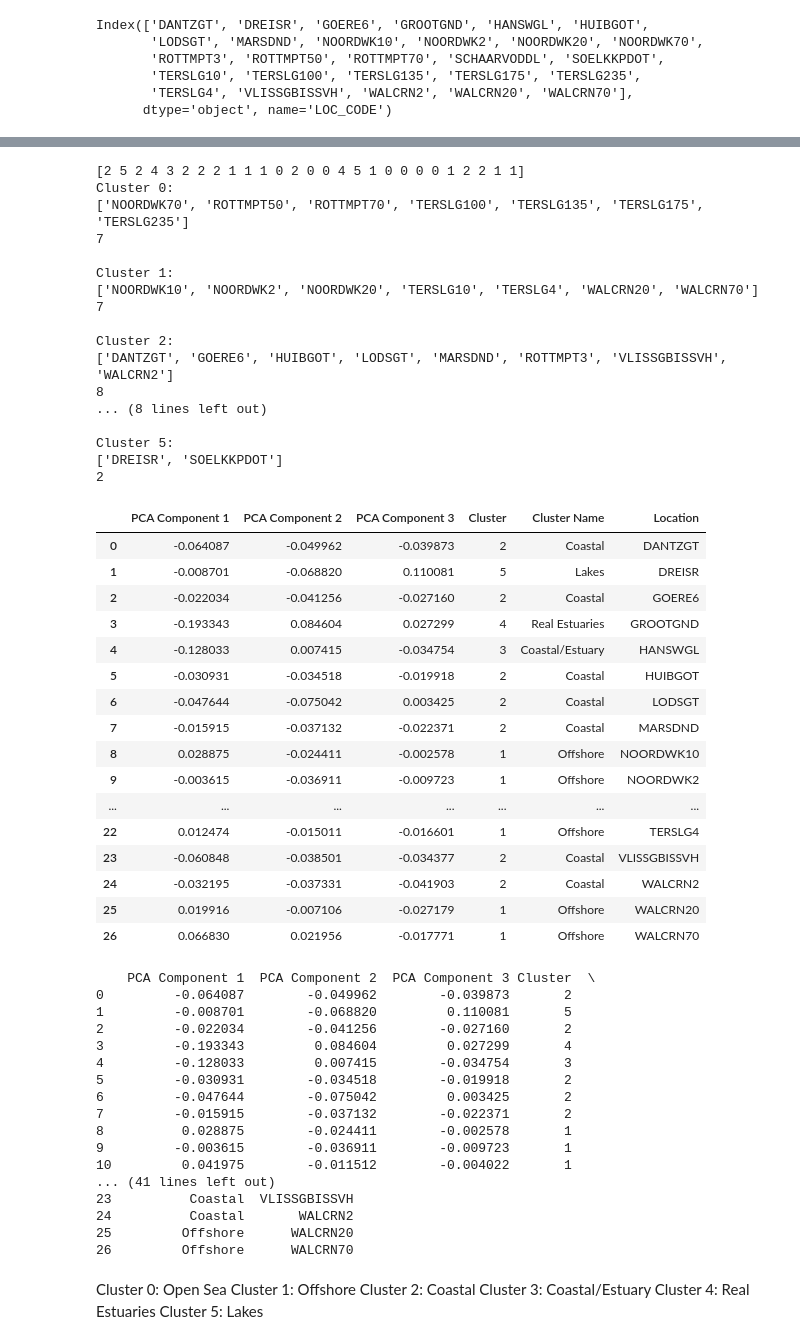
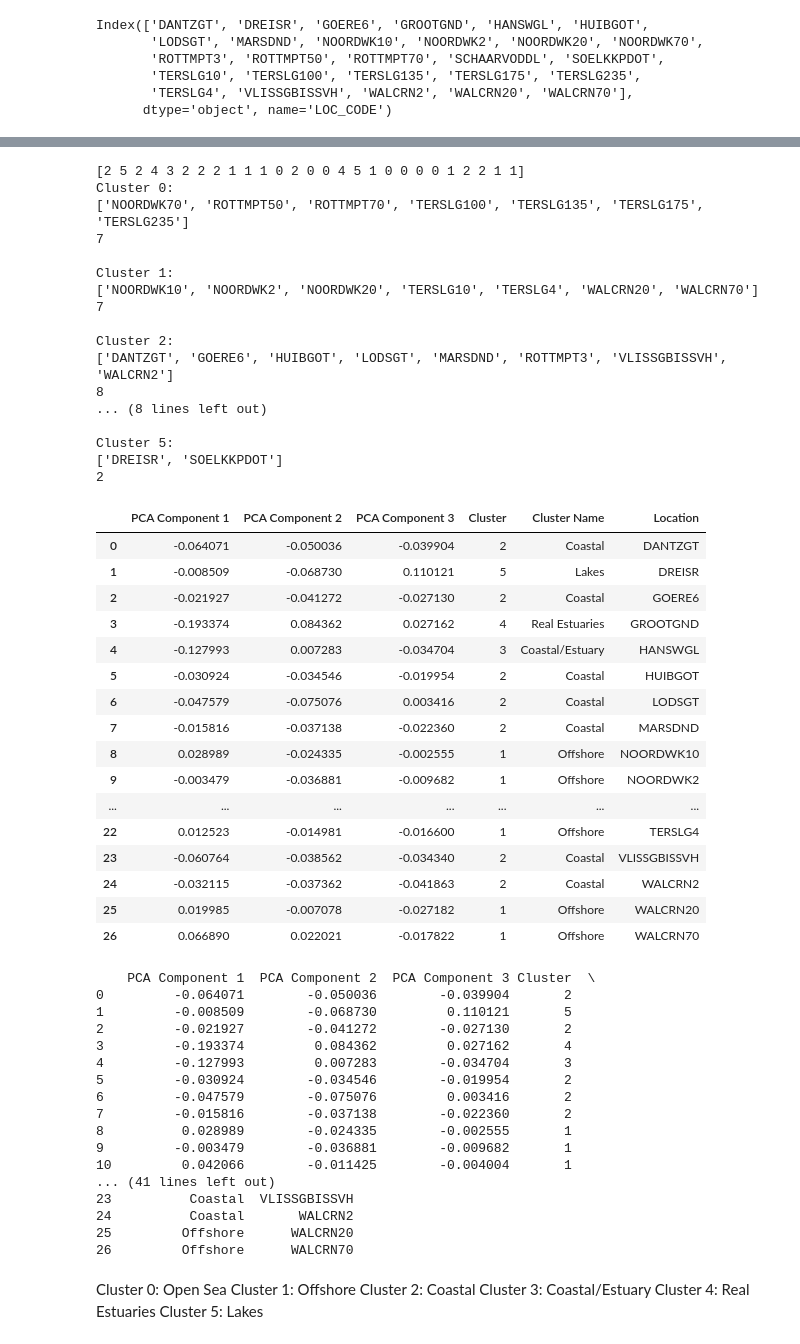
Before and after one commit to JinseiSteven/Phytoplankton-Prediction-Project, a Jupyter notebook: scripts/clustering/clust-locationswithpytho1.ipynb, the cells around one changed output, grey strips where cells are left out. Saved outputs shown, nothing was run; the diff lists cells and outputs as text; code cells hidden in the pictures.

```diff
--- a/scripts/clustering/clust-locationswithpytho1.ipynb
+++ b/scripts/clustering/clust-locationswithpytho1.ipynb
@@ -9,7 +9,7 @@ from dtaidistance import dtw, clustering
 from sklearn.cluster import KMeans
 import plotly.express as px
 # %%
-df = pd.read_excel('../data/MERGED_DATA_INTERPOLATED2.xlsx')
+df = pd.read_excel('../../data/MERGED_DATA_INTERPOLATED_FINAL2.xlsx', sheet_name='MERGE')
 df.head()
 # %% [output]
 |  | LOC_CODE | DATUM | TIJD | ZS [mg/l] | ZICHT [dm] | T [oC] | SiO2 [umol/L] | SALNTT [DIMSLS] | ... |
@@ -35,5 +34,5 @@ df.rename(columns=rename_dict, inplace=True)
 # %%
-phytoplankton_columns = df.columns[25:-2]
+phytoplankton_columns = df.columns[26:-1]
 abiotic_factors = [
     'ZS [mg/l]', 'T [oC]', 'SiO2 [umol/L]', 'SALNTT [DIMSLS]', 'PO4 [umol/L]', 'pH [DIMSLS]',
     'NO3 [umol/L]', 'NO2 [umol/L]', 'NH4 [umol/L]', 'E [/m]', 'CHLFa [ug/l]', '    Q', 'PAR [J/m2d]', 'PAR [kJ/m2d]',
@@ -295,63 +282,63 @@ cluster_name_map = {"0": "Open Sea", "1": "Offshore", "2": "Coastal", "3": "Coas
 df = pd.DataFrame(reduced_features, columns=['PCA Component 1', 'PCA Component 2', 'PCA Component 3'])
 df['Cluster'] = labels.astype(str)
 df['Cluster Name'] = df['Cluster'].map(cluster_name_map)
 
 df['Location'] = normalized_phyto.index
 display(df)
 print(df)
-fig = px.scatter_3d(df, x='PCA Component 1', y='PCA Component 2', z='PCA Component 3', color='Cluster Name', color_discrete_map = color_dict, hover_name='Location')
+fig = px.scatter_3d(df, x='PCA Component 1', y='PCA Component 2', z='PCA Component 3', color='Cluster Name', color_discrete_map = color_dict, hover_name='Location', height=600, width=900)
 
-fig.update_layout(margin=dict(l=0, r=0, b=0, t=0))
+fig.update_layout(margin=dict(l=0, r=0, b=20, t=0), legend=dict(y=0.5))
 
 fig.show()
 # %% [output]
 [figure]
 [2 5 2 4 3 2 2 2 1 1 1 0 2 0 0 4 5 1 0 0 0 0 1 2 2 1 1]
 Cluster 0:
 ['NOORDWK70', 'ROTTMPT50', 'ROTTMPT70', 'TERSLG100', 'TERSLG135', 'TERSLG175', 'TERSLG235']
 7
 
 Cluster 1:
 ['NOORDWK10', 'NOORDWK2', 'NOORDWK20', 'TERSLG10', 'TERSLG4', 'WALCRN20', 'WALCRN70']
 7
 
 Cluster 2:
 ['DANTZGT', 'GOERE6', 'HUIBGOT', 'LODSGT', 'MARSDND', 'ROTTMPT3', 'VLISSGBISSVH', 'WALCRN2']
 8
 ... (8 lines left out)
 
 Cluster 5:
 ['DREISR', 'SOELKKPDOT']
 2
 |  | PCA Component 1 | PCA Component 2 | PCA Component 3 | Cluster | Cluster Name | Location |
-| 0 | -0.064087 | -0.049962 | -0.039873 | 2 | Coastal | DANTZGT |
-| 1 | -0.008701 | -0.068820 | 0.110081 | 5 | Lakes | DREISR |
-| 2 | -0.022034 | -0.041256 | -0.027160 | 2 | Coastal | GOERE6 |
-| 3 | -0.193343 | 0.084604 | 0.027299 | 4 | Real Estuaries | GROOTGND |
-| 4 | -0.128033 | 0.007415 | -0.034754 | 3 | Coastal/Estuary | HANSWGL |
-| 5 | -0.030931 | -0.034518 | -0.019918 | 2 | Coastal | HUIBGOT |
-| 6 | -0.047644 | -0.075042 | 0.003425 | 2 | Coastal | LODSGT |
-| 7 | -0.015915 | -0.037132 | -0.022371 | 2 | Coastal | MARSDND |
-| 8 | 0.028875 | -0.024411 | -0.002578 | 1 | Offshore | NOORDWK10 |
-| 9 | -0.003615 | -0.036911 | -0.009723 | 1 | Offshore | NOORDWK2 |
+| 0 | -0.064071 | -0.050036 | -0.039904 | 2 | Coastal | DANTZGT |
+| 1 | -0.008509 | -0.068730 | 0.110121 | 5 | Lakes | DREISR |
+| 2 | -0.021927 | -0.041272 | -0.027130 | 2 | Coastal | GOERE6 |
+| 3 | -0.193374 | 0.084362 | 0.027162 | 4 | Real Estuaries | GROOTGND |
+| 4 | -0.127993 | 0.007283 | -0.034704 | 3 | Coastal/Estuary | HANSWGL |
+| 5 | -0.030924 | -0.034546 | -0.019954 | 2 | Coastal | HUIBGOT |
+| 6 | -0.047579 | -0.075076 | 0.003416 | 2 | Coastal | LODSGT |
+| 7 | -0.015816 | -0.037138 | -0.022360 | 2 | Coastal | MARSDND |
+| 8 | 0.028989 | -0.024335 | -0.002555 | 1 | Offshore | NOORDWK10 |
+| 9 | -0.003479 | -0.036881 | -0.009682 | 1 | Offshore | NOORDWK2 |
 | ... | ... | ... | ... | ... | ... | ... |
-| 22 | 0.012474 | -0.015011 | -0.016601 | 1 | Offshore | TERSLG4 |
-| 23 | -0.060848 | -0.038501 | -0.034377 | 2 | Coastal | VLISSGBISSVH |
-| 24 | -0.032195 | -0.037331 | -0.041903 | 2 | Coastal | WALCRN2 |
-| 25 | 0.019916 | -0.007106 | -0.027179 | 1 | Offshore | WALCRN20 |
-| 26 | 0.066830 | 0.021956 | -0.017771 | 1 | Offshore | WALCRN70 |
+| 22 | 0.012523 | -0.014981 | -0.016600 | 1 | Offshore | TERSLG4 |
+| 23 | -0.060764 | -0.038562 | -0.034340 | 2 | Coastal | VLISSGBISSVH |
+| 24 | -0.032115 | -0.037362 | -0.041863 | 2 | Coastal | WALCRN2 |
+| 25 | 0.019985 | -0.007078 | -0.027182 | 1 | Offshore | WALCRN20 |
+| 26 | 0.066890 | 0.022021 | -0.017822 | 1 | Offshore | WALCRN70 |
     PCA Component 1  PCA Component 2  PCA Component 3 Cluster  \
-0         -0.064087        -0.049962        -0.039873       2
-1         -0.008701        -0.068820         0.110081       5
-2         -0.022034        -0.041256        -0.027160       2
-3         -0.193343         0.084604         0.027299       4
-4         -0.128033         0.007415        -0.034754       3
-5         -0.030931        -0.034518        -0.019918       2
-6         -0.047644        -0.075042         0.003425       2
-7         -0.015915        -0.037132        -0.022371       2
-8          0.028875        -0.024411        -0.002578       1
-9         -0.003615        -0.036911        -0.009723       1
-10         0.041975        -0.011512        -0.004022       1
+0         -0.064071        -0.050036        -0.039904       2
+1         -0.008509        -0.068730         0.110121       5
+2         -0.021927        -0.041272        -0.027130       2
+3         -0.193374         0.084362         0.027162       4
+4         -0.127993         0.007283        -0.034704       3
+5         -0.030924        -0.034546        -0.019954       2
+6         -0.047579        -0.075076         0.003416       2
+7         -0.015816        -0.037138        -0.022360       2
+8          0.028989        -0.024335        -0.002555       1
+9         -0.003479        -0.036881        -0.009682       1
+10         0.042066        -0.011425        -0.004004       1
 ... (41 lines left out)
 23          Coastal  VLISSGBISSVH
 24          Coastal       WALCRN2
```
Also changed, not shown: parts of 13 cells of this notebook, 31 other files.
